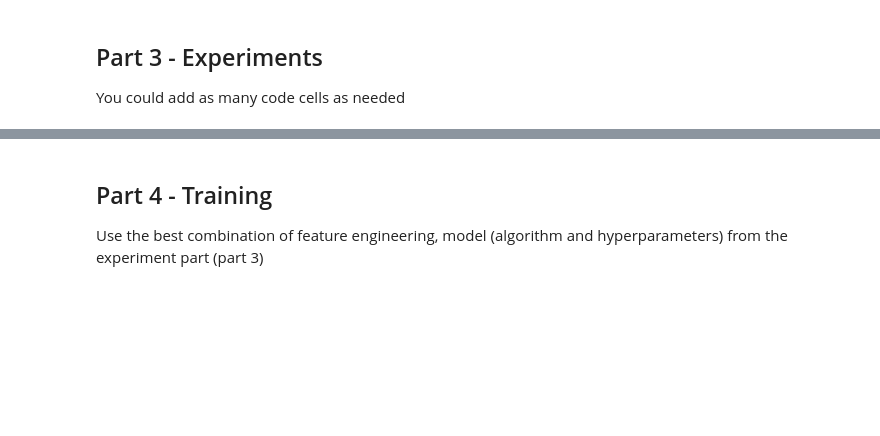
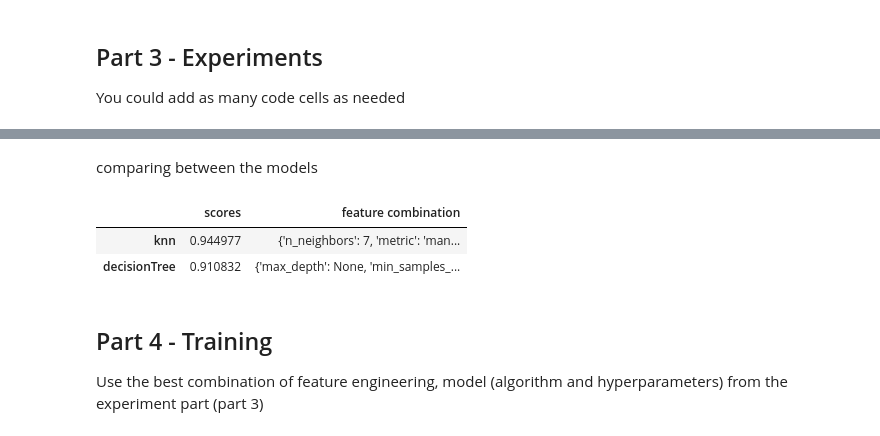
Before and after one commit to Omri212/ML_course_final_project, a Jupyter notebook: Assignment2_supervised_learning_flow.ipynb, the cells around one changed output, grey strips where cells are left out. Saved outputs shown, nothing was run; the diff lists cells and outputs as text; code cells hidden in the pictures; blank space fills up the shorter version.

```diff
--- a/Assignment2_supervised_learning_flow.ipynb
+++ b/Assignment2_supervised_learning_flow.ipynb
@@ -156,0 +172,4 @@ X_test=df_test.drop(columns=col_to_drop)
+# %%
+#train decisionTree model for feature importance check
+decisionTree_md=DecisionTreeClassifier()
+decisionTree_md.fit(X_train,y_train)
@@ -242,3 +325,12 @@ df.sort_values(by='score')
+# %% [markdown]
+comparing between the models
+# %%
+compare_table=pd.DataFrame(data={'scores':[knn_best_score,decisionTree_best_score],'feature combination':[knn_best_param,best_param_decisionTree]},index=['knn','decisionTree'])
+compare_table
+# %% [output]
+|  | scores | feature combination |
+| knn | 0.944977 | {'n_neighbors': 7, 'metric': 'man... |
+| decisionTree | 0.910832 | {'max_depth': None, 'min_samples_... |
 # %% [markdown]
 ## Part 4 - Training
 Use the best combination of feature engineering, model (algorithm and hyperparameters) from the experiment part (part 3)
```
Also changed, not shown: parts of 30 cells of this notebook.
